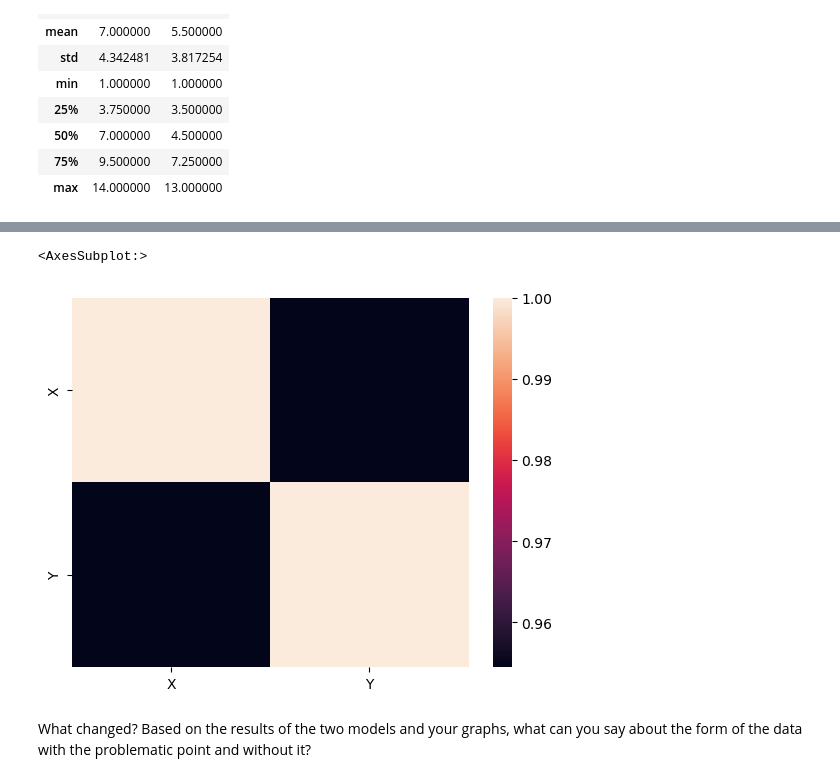
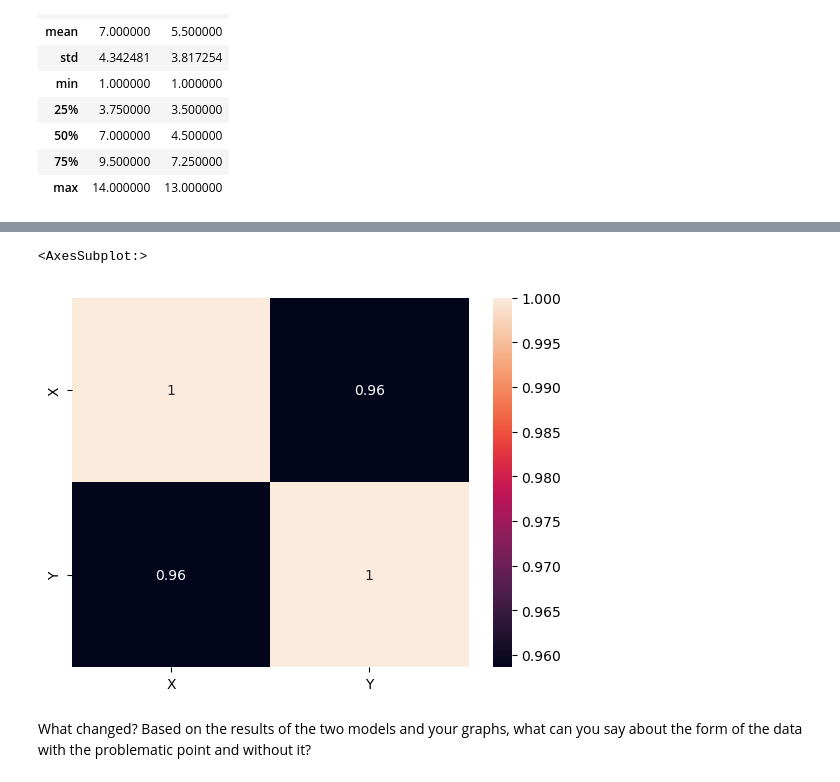
Before and after one commit to Ironhack-Data-Madrid-Enero-2023/7.3-lab_regression_analysis, a Jupyter notebook: your-code.ipynb, the cells around one changed output, grey strips where cells are left out. Saved outputs shown, nothing was run; the diff lists cells and outputs as text; code cells hidden in the pictures.

```diff
--- a/your-code.ipynb
+++ b/your-code.ipynb
@@ -245,8 +245,8 @@ plt.scatter(party['X'], party['Y']);
 # %%
-sns.heatmap(party.corr())
+sns.heatmap(party.corr(), annot=True)
 # %% [output]
 <AxesSubplot:>
-[figure, old version]
+[figure, new version]
 # %% [markdown]
 What changed? Based on the results of the two models and your graphs, what can you say about the form of the data with the problematic point and without it?
 # %%
```
Also changed, not shown: parts of 5 cells of this notebook.
